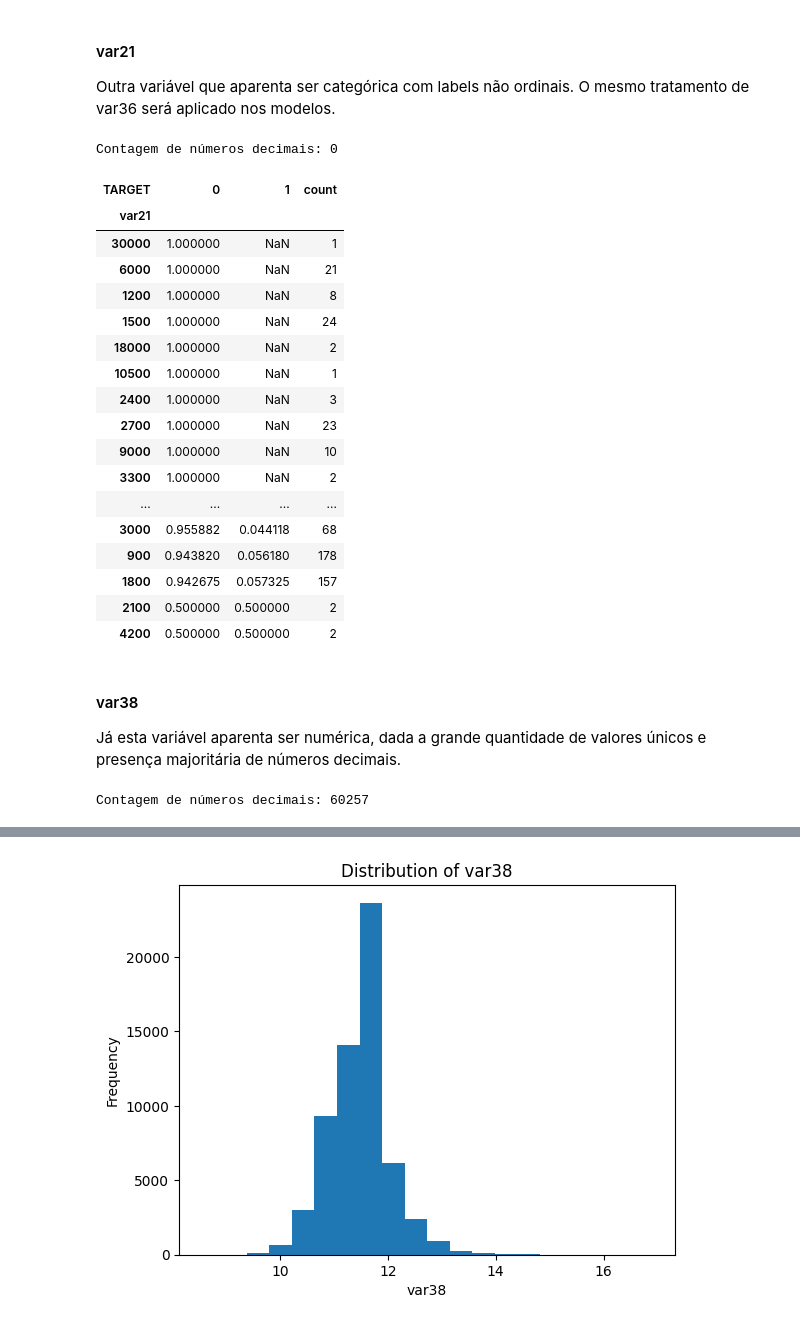
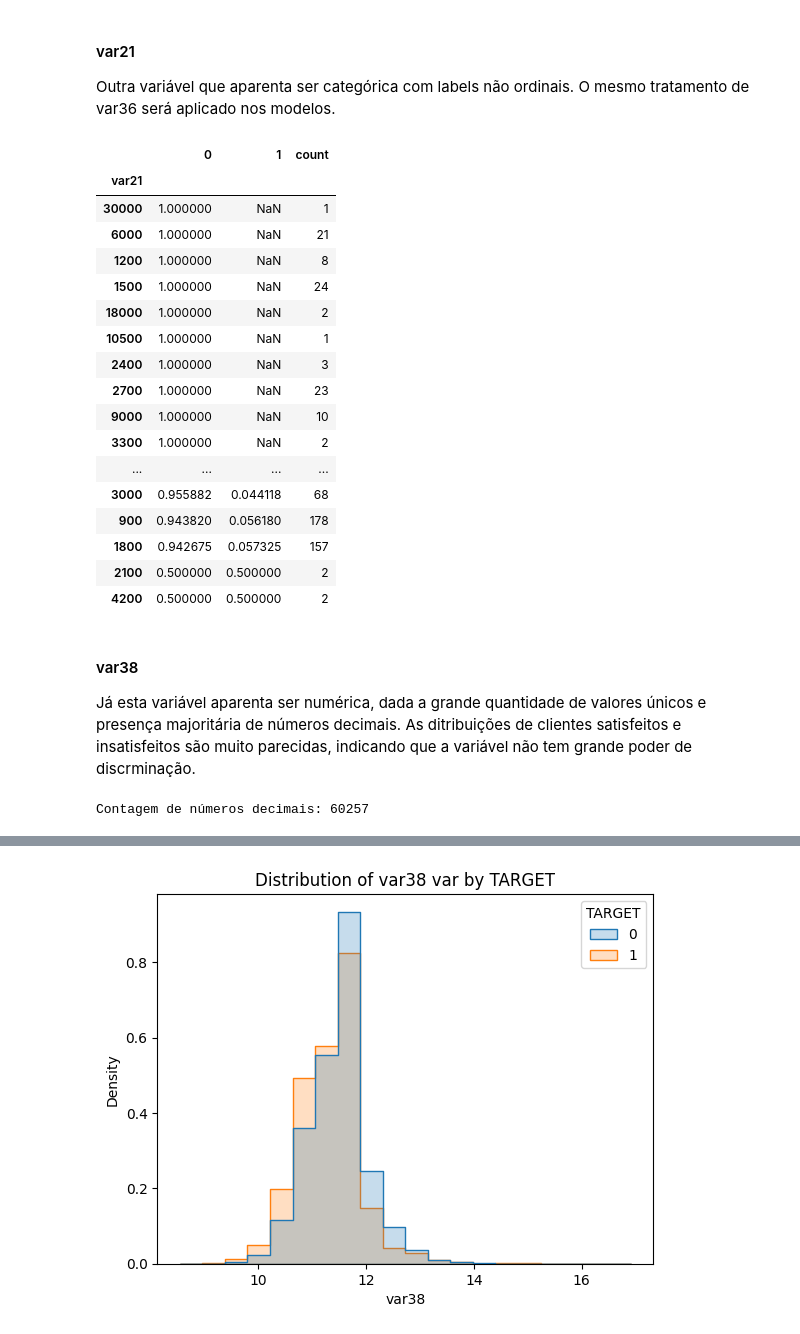
Before and after one commit to FelipeViacava/data-masters-case, a Jupyter notebook: 01-eda.ipynb, the cells around one changed output, grey strips where cells are left out. Cells and saved outputs as stored; diff of their text form; code cells hidden in the pictures.

```diff
--- a/01-eda.ipynb
+++ b/01-eda.ipynb
@@ -797,25 +785,24 @@ df \
 #### var21
 
 Outra variável que aparenta ser categórica com labels não ordinais. O mesmo tratamento de var36 será aplicado nos modelos.
-# %%
-var = "var21"
-
-nfloat = df[var].apply(lambda x: 0 if x%1 == 0 else 1).sum()
-print(f"Contagem de números decimais: {nfloat}")
-# %% [output]
-Contagem de números decimais: 0
 # %%
-df_ = df \
+var = "var21"
+
+df \
     .groupby(var)["TARGET"] \
     .value_counts(normalize=True) \
-    .unstack()
-
-df_["count"] = df[var] \
-    .value_counts()
-
-df_.sort_values(by=0, ascending=False)
+    .unstack() \
+    .sort_values(by=0, ascending=False) \
+    .merge(
+        df[var] \
+            .value_counts() \
+            .reset_index() \
+            .set_index(var),
+        left_index=True,
+        right_index=True
+    )
 # %% [output]
-| TARGET | 0 | 1 | count |
+|  | 0 | 1 | count |
 | var21 |  |  |  |
 | 30000 | 1.000000 | NaN | 1 |
 | 6000 | 1.000000 | NaN | 21 |
@@ -835,7 +822,7 @@ df_.sort_values(by=0, ascending=False)
 | 4200 | 0.500000 | 0.500000 | 2 |
 # %% [markdown]
 #### var38
-Já esta variável aparenta ser numérica, dada a grande quantidade de valores únicos e presença majoritária de números decimais.
+Já esta variável aparenta ser numérica, dada a grande quantidade de valores únicos e presença majoritária de números decimais. As ditribuições de clientes satisfeitos e insatisfeitos são muito parecidas, indicando que a variável não tem grande poder de discrminação.
 # %%
 var = "var38"
 
@@ -851,7 +838,7 @@ df[[var]].describe().transpose()
 # %%
 df_ = df.copy()
 df_[var] = df_[var].apply(lambda x: np.log(x+1))
 
-cv.histplot(df_, var, nbins=20)
+cv.binaryhistplot(df_, var, nbins=20)
 # %% [output]
-[figure, old version]
+[figure, new version]
```
Also changed, not shown: parts of 12 cells of this notebook.
